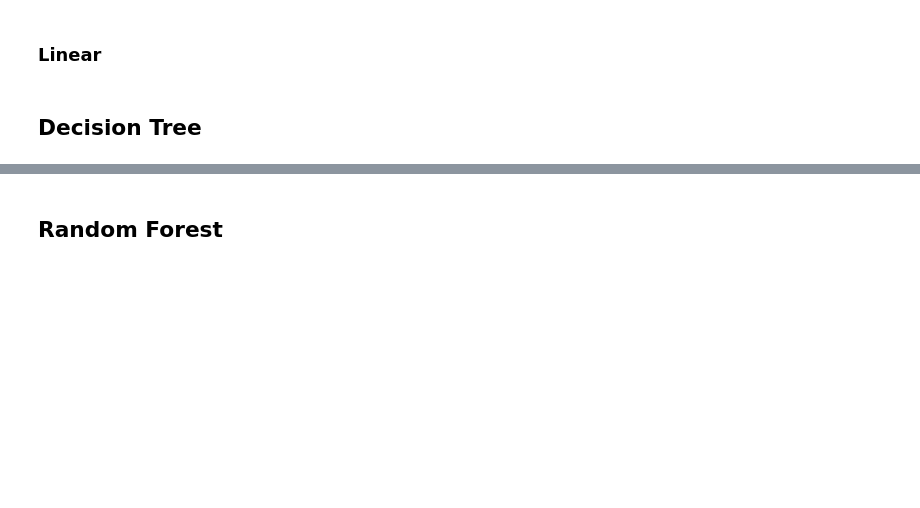
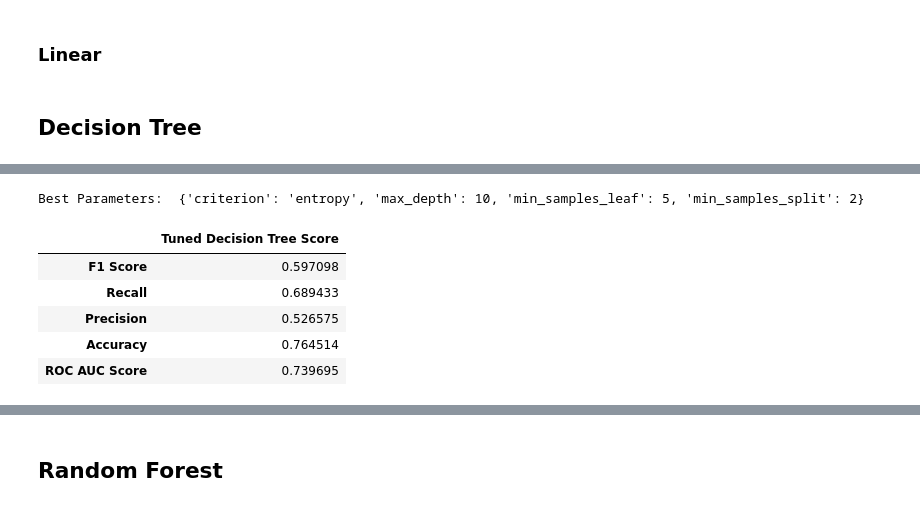
Before and after one commit to SNU-Fintech-6th/ML_project, a Jupyter notebook: Model_jiwon.ipynb, the cells around one changed output, grey strips where cells are left out. Drawn from its saved outputs; the diff is of its cells as text; code cells hidden in the pictures; blank space fills up the shorter version.

```diff
--- a/Model_jiwon.ipynb
+++ b/Model_jiwon.ipynb
@@ -1602,24 +2401,32 @@ df_dtree
 # %%
 params_grid = {
     "max_depth": [None, 10, 20, 30, 40], # None
     "min_samples_split": [2, 10, 20, 50], # 2
-    # "min_samples_leaf": [1, 2, 5, 10], # 1
-    # "criterion": ['gini', 'entropy', 'log_loss'] # gini
+    "min_samples_leaf": [1, 2, 5, 10], # 1
+    "criterion": ['gini', 'entropy', 'log_loss'] # gini
 }
 
 # Initialize the GridSearchCV
 dtree_t = GridSearchCV(dtree, params_grid, cv=5, scoring='f1')
 dtree_t.fit(X_train_resampled, y_train_resampled)
 
 # Output the best parameters
 print("Best Parameters: ", dtree_t.best_params_)
 
 # Predictions and evaluation
 dtree_t_prediction = dtree_t.predict(X_test_scaled)
 cm_dtree_t = confusion_matrix(y_test, dtree_t_prediction)
 df_dtree_t = pd.DataFrame(data=[f1_score(y_test, dtree_t_prediction), recall_score(y_test, dtree_t_prediction),
                    precision_score(y_test, dtree_t_prediction), accuracy_score(y_test, dtree_t_prediction),
                    roc_auc_score(y_test, dtree_t_prediction)],
              columns=['Tuned Decision Tree Score'],
              index=["F1 Score", "Recall", "Precision", "Accuracy", "ROC AUC Score"])
 df_dtree_t
+# %% [output]
+Best Parameters:  {'criterion': 'entropy', 'max_depth': 10, 'min_samples_leaf': 5, 'min_samples_split': 2}
+|  | Tuned Decision Tree Score |
+| F1 Score | 0.597098 |
+| Recall | 0.689433 |
+| Precision | 0.526575 |
+| Accuracy | 0.764514 |
+| ROC AUC Score | 0.739695 |
```
Also changed, not shown: parts of 104 cells of this notebook.
